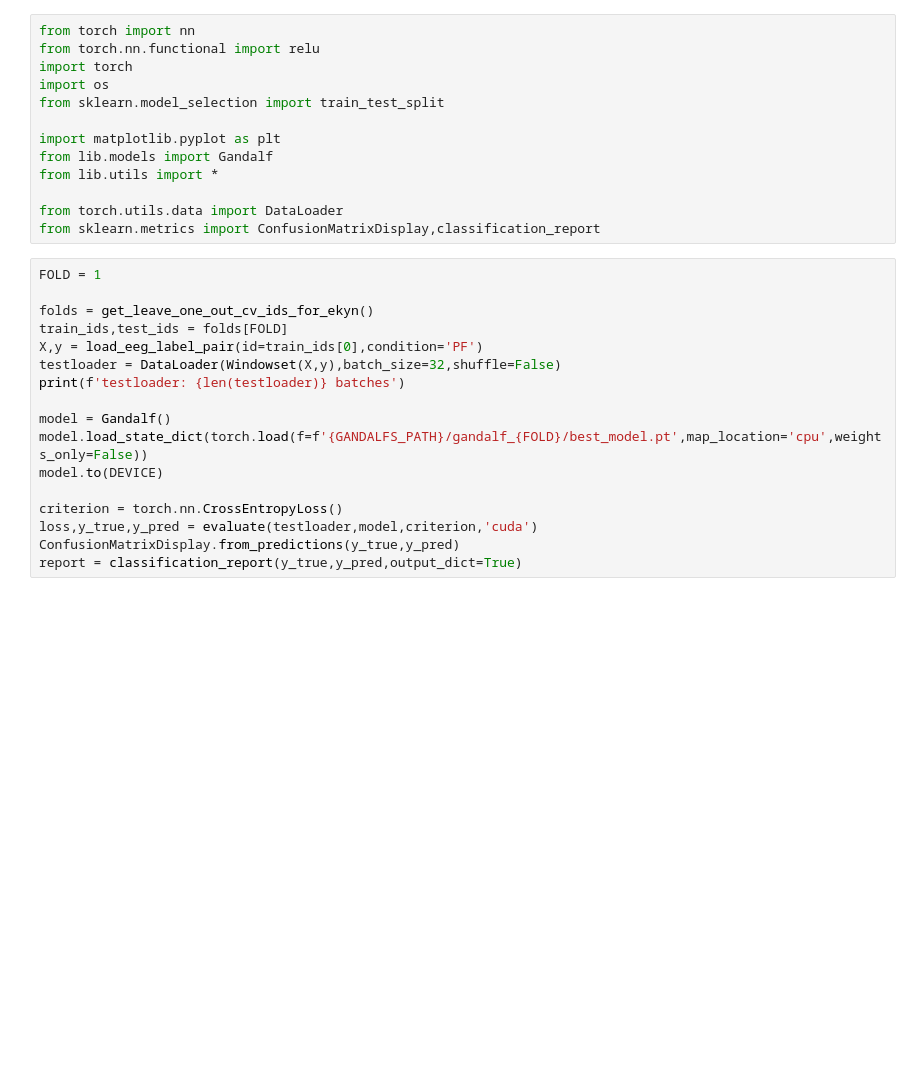
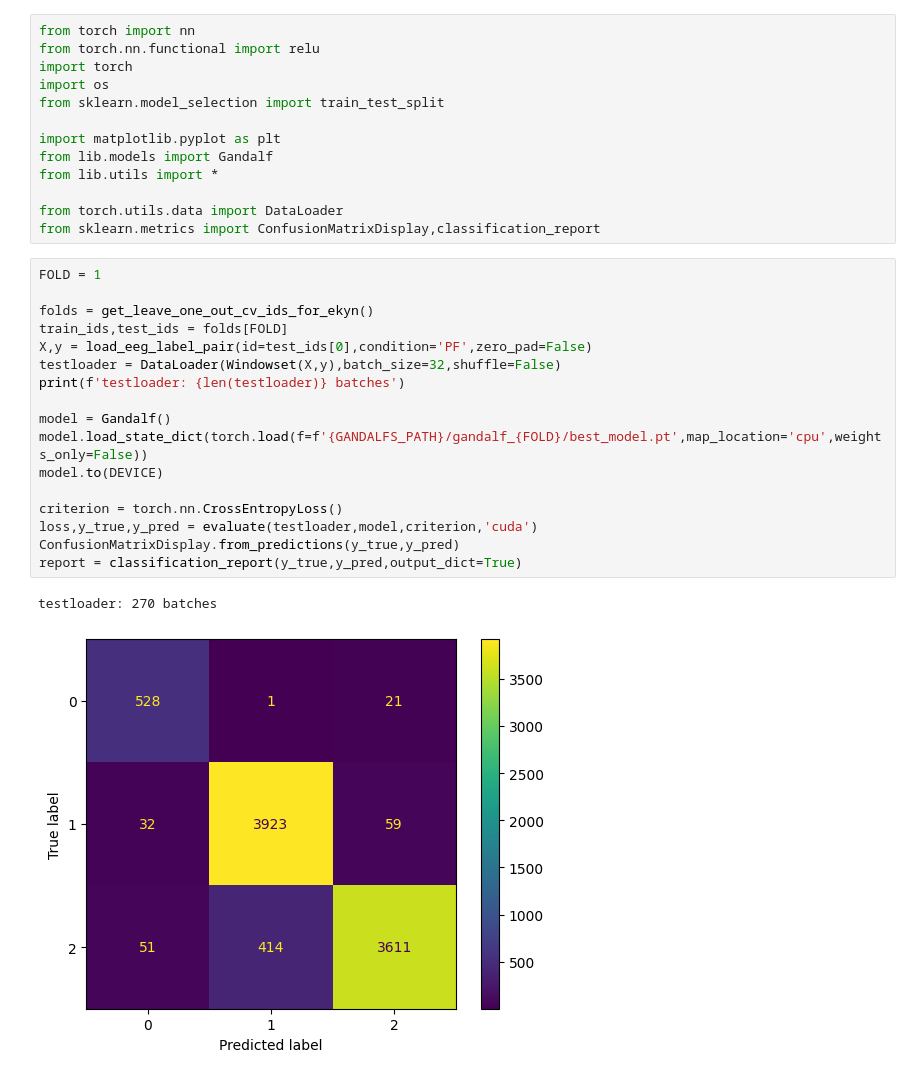
Before and after one commit to smithandrewk/sleep_ml, a Jupyter notebook: eval_gandalf.ipynb, the cells around one changed output. Drawn from its saved outputs; the diff is of its cells as text; blank space fills up the shorter version.

Commit message:
add zero_pad to load eeg label pair

```diff
--- a/eval_gandalf.ipynb
+++ b/eval_gandalf.ipynb
@@ -14,19 +14,22 @@ from sklearn.metrics import ConfusionMatrixDisplay,classification_report
 # %%
 FOLD = 1
 
 folds = get_leave_one_out_cv_ids_for_ekyn()
 train_ids,test_ids = folds[FOLD]
-X,y = load_eeg_label_pair(id=train_ids[0],condition='PF')
+X,y = load_eeg_label_pair(id=test_ids[0],condition='PF',zero_pad=False)
 testloader = DataLoader(Windowset(X,y),batch_size=32,shuffle=False)
 print(f'testloader: {len(testloader)} batches')
 
 model = Gandalf()
 model.load_state_dict(torch.load(f=f'{GANDALFS_PATH}/gandalf_{FOLD}/best_model.pt',map_location='cpu',weights_only=False))
 model.to(DEVICE)
 
 criterion = torch.nn.CrossEntropyLoss()
 loss,y_true,y_pred = evaluate(testloader,model,criterion,'cuda')
 ConfusionMatrixDisplay.from_predictions(y_true,y_pred)
 report = classification_report(y_true,y_pred,output_dict=True)
+# %% [output]
+testloader: 270 batches
+[figure, added]
 # %%
 report
```
Also changed, not shown: parts of 7 cells of this notebook, 1 other file.
